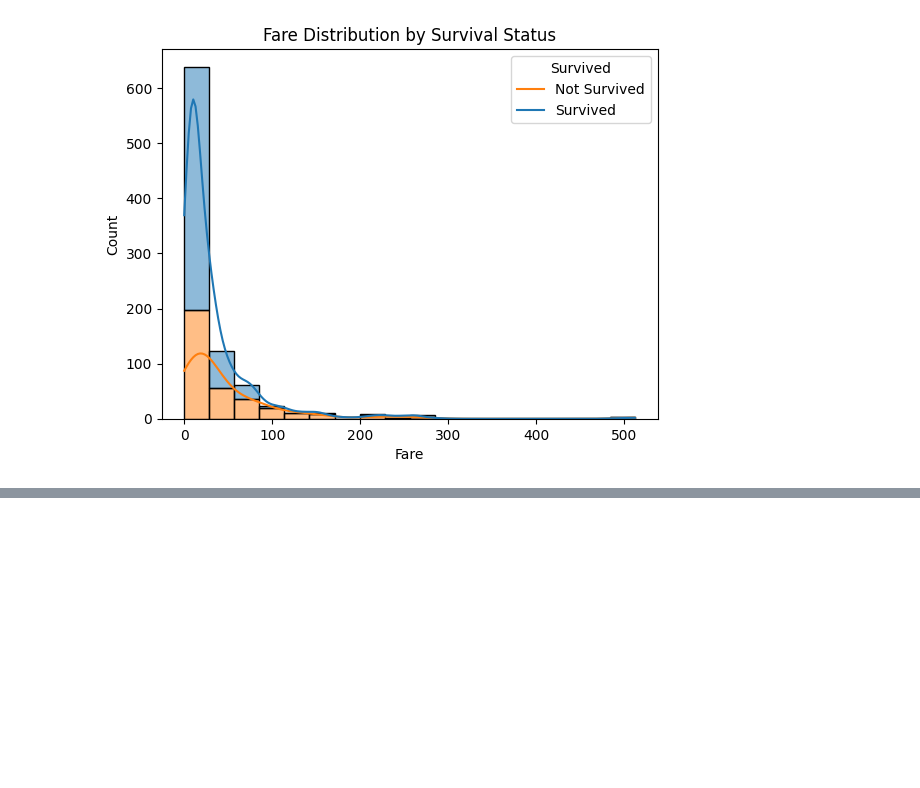
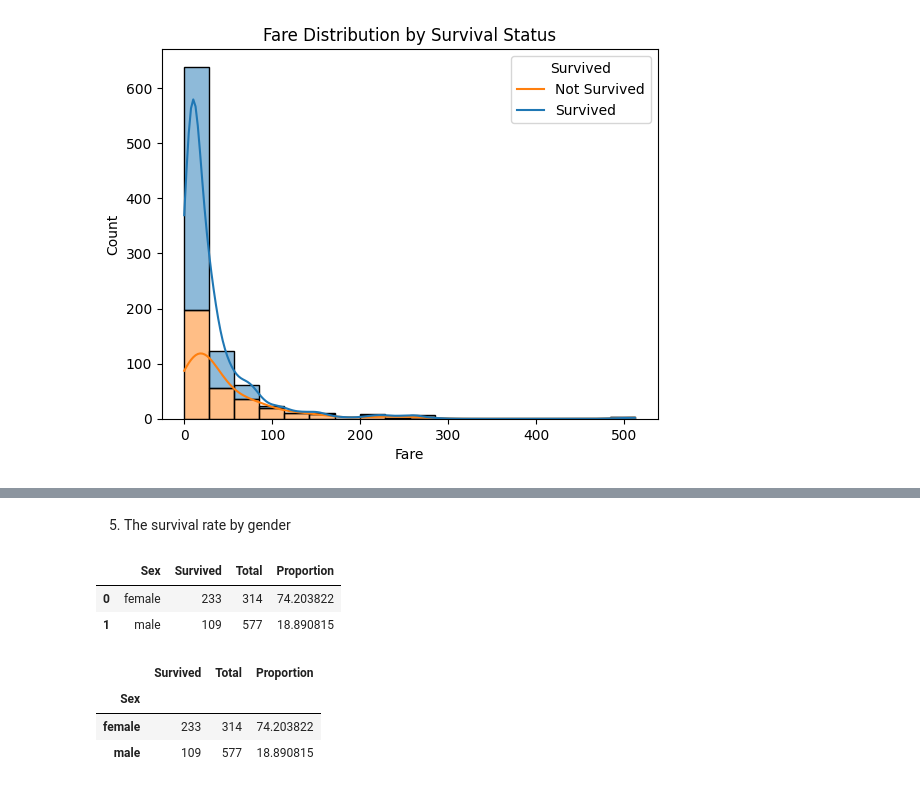
Before and after one commit to Ahamad-ai/EDA, a Jupyter notebook: titanic-eda/notebooks/01_eda.ipynb, the cells around one changed output, grey strips where cells are left out. Cells and saved outputs as stored; diff of their text form; code cells hidden in the pictures; blank space fills up the shorter version.

```diff
--- a/titanic-eda/notebooks/01_eda.ipynb
+++ b/titanic-eda/notebooks/01_eda.ipynb
@@ -426,0 +533,20 @@ fig.savefig("../outputs/figures/fare_distribution_by_survival.png")
+# %% [markdown]
+5. The survival rate by gender
+# %%
+ps.sqldf("SELECT Sex, SUM(Survived) as Survived, " \
+"COUNT(*) as Total, " \
+"CAST(SUM(Survived) AS FLOAT)/COUNT(*) *100 AS Proportion FROM df GROUP BY sex", locals())
+# %% [output]
+|  | Sex | Survived | Total | Proportion |
+| 0 | female | 233 | 314 | 74.203822 |
+| 1 | male | 109 | 577 | 18.890815 |
+# %%
+df_new=df.groupby("Sex").agg(Survived=("Survived", "sum"),
+                     Total=("Survived", "count"))
+df_new["Proportion"]=df_new["Survived"]/df_new["Total"]*100
+df_new
+# %% [output]
+|  | Survived | Total | Proportion |
+| Sex |  |  |  |
+| female | 233 | 314 | 74.203822 |
+| male | 109 | 577 | 18.890815 |
```
Also changed, not shown: parts of 16 cells of this notebook, 2 other files.
